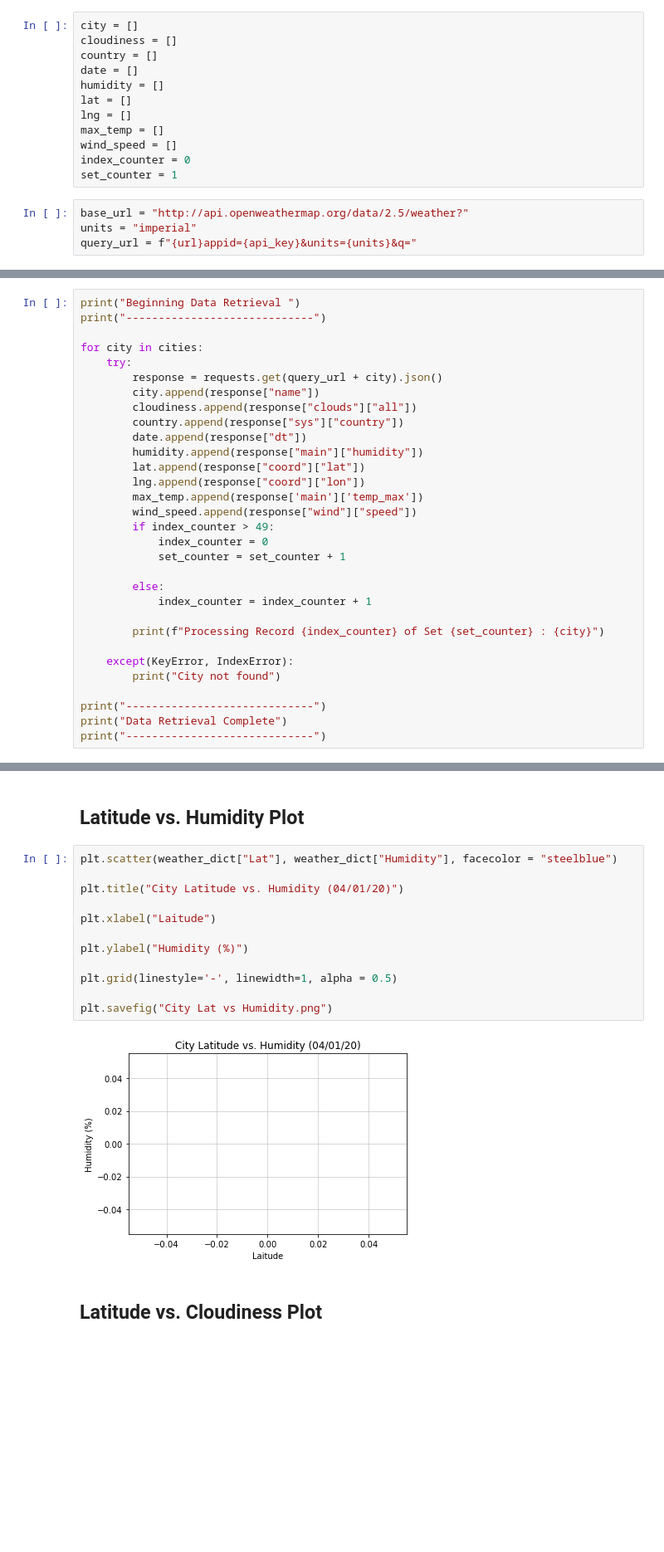
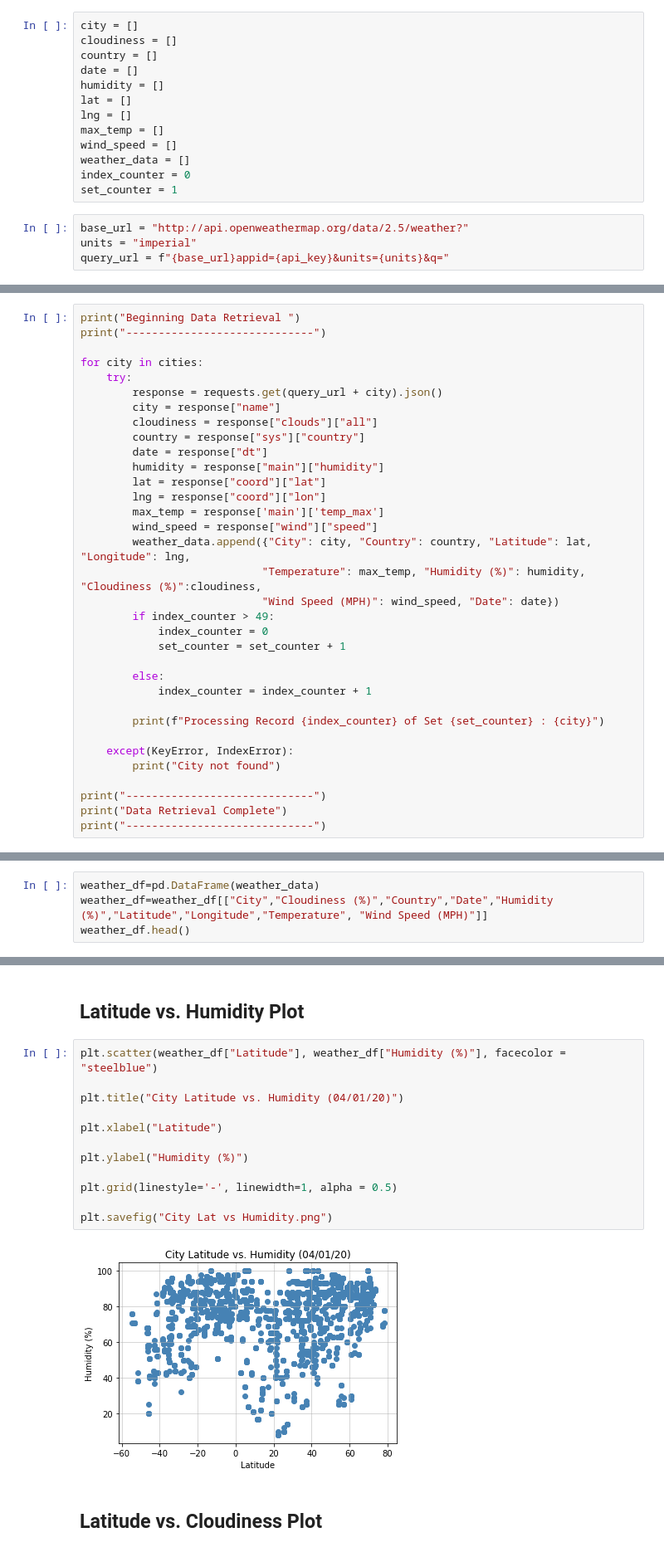
Before and after one commit to ShahanaShaikh/python-api-challenge, a Jupyter notebook: WeatherPy/Weather.ipynb, the cells around one changed output, grey strips where cells are left out. Shown at 83% size. Cells and saved outputs as stored; diff of their text form; blank space fills up the shorter version.

```diff
--- a/WeatherPy/Weather.ipynb
+++ b/WeatherPy/Weather.ipynb
@@ -64,9 +64,10 @@ lat = []
 lng = []
 max_temp = []
 wind_speed = []
+weather_data = []
 index_counter = 0
 set_counter = 1
 # %%
 base_url = "http://api.openweathermap.org/data/2.5/weather?"
 units = "imperial"
-query_url = f"{url}appid={api_key}&units={units}&q="
+query_url = f"{base_url}appid={api_key}&units={units}&q="
@@ -79,15 +78,18 @@ print("-----------------------------")
 for city in cities:
     try:
         response = requests.get(query_url + city).json()
-        city.append(response["name"])
-        cloudiness.append(response["clouds"]["all"])
-        country.append(response["sys"]["country"])
-        date.append(response["dt"])
-        humidity.append(response["main"]["humidity"])
-        lat.append(response["coord"]["lat"])
-        lng.append(response["coord"]["lon"])
-        max_temp.append(response['main']['temp_max'])
-        wind_speed.append(response["wind"]["speed"])
+        city = response["name"]
+        cloudiness = response["clouds"]["all"]
+        country = response["sys"]["country"]
+        date = response["dt"]
+        humidity = response["main"]["humidity"]
+        lat = response["coord"]["lat"]
+        lng = response["coord"]["lon"]
+        max_temp = response['main']['temp_max']
+        wind_speed = response["wind"]["speed"]
+        weather_data.append({"City": city, "Country": country, "Latitude": lat, "Longitude": lng,
+                            "Temperature": max_temp, "Humidity (%)": humidity, "Cloudiness (%)":cloudiness,
+                            "Wind Speed (MPH)": wind_speed, "Date": date})
         if index_counter > 49:
             index_counter = 0
             set_counter = set_counter + 1
@@ -128,0 +130,4 @@ weather_dict
+# %%
+weather_df=pd.DataFrame(weather_data)
+weather_df=weather_df[["City","Cloudiness (%)","Country","Date","Humidity (%)","Latitude","Longitude","Temperature", "Wind Speed (MPH)"]]
+weather_df.head()
@@ -192,19 +164,19 @@ plt.savefig("City Lat vs Max Temp.png")
 # %% [markdown]
 ## Latitude vs. Humidity Plot
 # %%
-plt.scatter(weather_dict["Lat"], weather_dict["Humidity"], facecolor = "steelblue")
+plt.scatter(weather_df["Latitude"], weather_df["Humidity (%)"], facecolor = "steelblue")
 
 plt.title("City Latitude vs. Humidity (04/01/20)")
 
-plt.xlabel("Laitude")
+plt.xlabel("Latitude")
 
 plt.ylabel("Humidity (%)")
 
 plt.grid(linestyle='-', linewidth=1, alpha = 0.5)
 
 plt.savefig("City Lat vs Humidity.png")
 # %% [output]
-[figure, old version]
+[figure, new version]
 # %% [markdown]
 ## Latitude vs. Cloudiness Plot
 # %%
```
Also changed, not shown: parts of 16 cells of this notebook, 5 other files.
